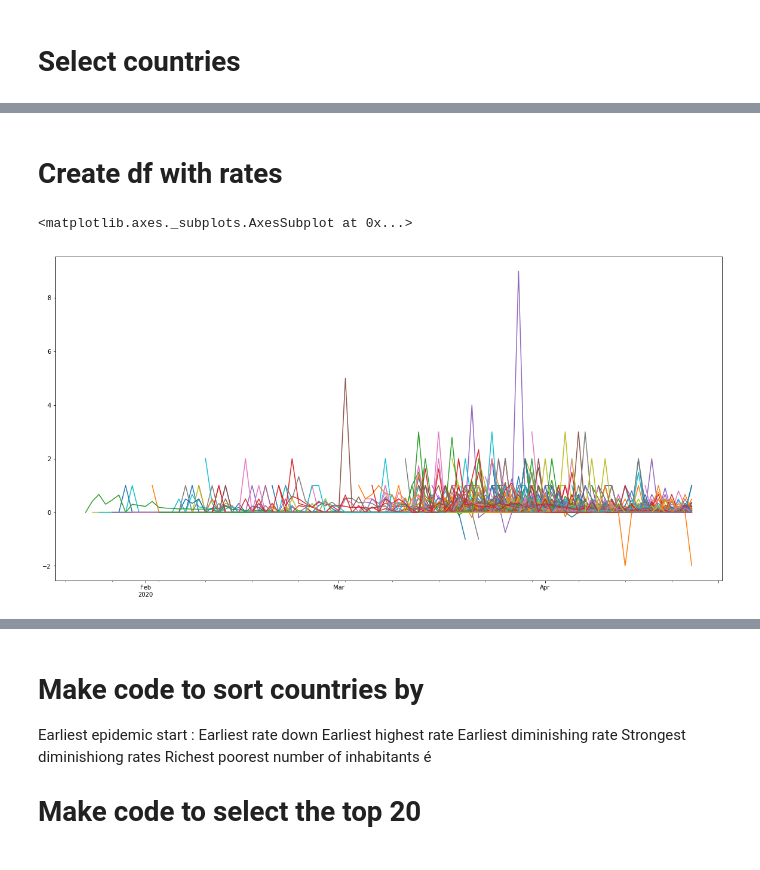
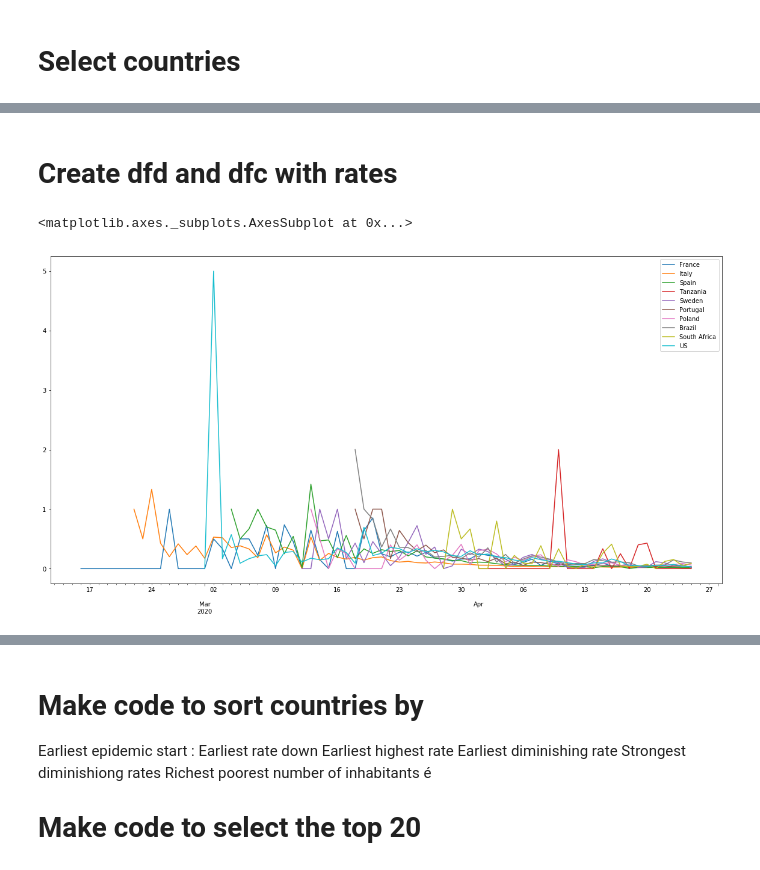
Before and after one commit to Muhibu/Spatial_Analysis_COVID-19, a Jupyter notebook: COVIDintern.ipynb, the cells around one changed output, grey strips where cells are left out. Drawn from its saved outputs; the diff is of its cells as text; code cells hidden in the pictures.

```diff
--- a/COVIDintern.ipynb
+++ b/COVIDintern.ipynb
@@ -15,10 +15,11 @@ covid=pd.read_csv('https://raw.githubusercontent.com/CSSEGISandData/COVID-19/mas
 #print(covid)
 
 # =========Convert data from github into a dataframe with dates as index and countries/province as column names
-df=covid.T # transpose covid dataframe into df dataframe
+dfd=covid.T # transpose covid dataframe into df dataframe
 countries=list(covid['Country/Region']) # create a list 'countries' of countries from the column 'Country/Region' in covid
 province=list(covid['Province/State']) # create a list of 'province' from the column 'Province/State' in covid
 colnames= [i if str(j)=='nan' else i+'/'+j  for i, j in zip(countries, province)] # create a list by concatenating countries names and "/" and province names
-df.columns= colnames # Set new column names to df dataframe
-df=df.drop(df.index[[0,1,2,3]]) # remove the first 4 lines of df with country, province, lat,long
-df.index=pd.to_datetime(df.index, format='%m/%d/%y') # set new index with date as datetime64[ns] format
+dfd.columns= colnames # Set new column names to df dataframe
+dfd=dfd.drop(dfd.index[[0,1,2,3]]) # remove the first 4 lines of df with country, province, lat,long
+dfd.index=pd.to_datetime(dfd.index, format='%m/%d/%y') # set new index with date as datetime64[ns] format
+dfd
@@ -29,4 +116,4 @@ df.index=pd.to_datetime(df.index, format='%m/%d/%y') # set new index with date a
 # %%
-print(colnames)
-mcountries=['France','Italy','Spain','Tanzania','Sweden','Portugal','Poland','Brazil','South Africa']
+mcountries=['France','Italy','Spain','Tanzania','Sweden','Portugal','Poland','Brazil','South Africa','US']
+colnames
 # %% [output]
@@ -49,8 +153,9 @@ Strongest diminishiong rates
 # %% [markdown]
-# Create df with rates
+# Create dfd and dfc with rates
 # %%
-dfr=df.pct_change(periods=1)
-dfr.plot(legend=False,figsize=(20,10) )
+dfdr=dfd.pct_change(periods=1)
+#dfdr
+dfdr[mcountries].plot(legend=True,figsize=(20,10) )
 # %% [output]
 <matplotlib.axes._subplots.AxesSubplot at 0x...>
-[figure, old version]
+[figure, new version]
```
Also changed, not shown: parts of 18 cells of this notebook.
